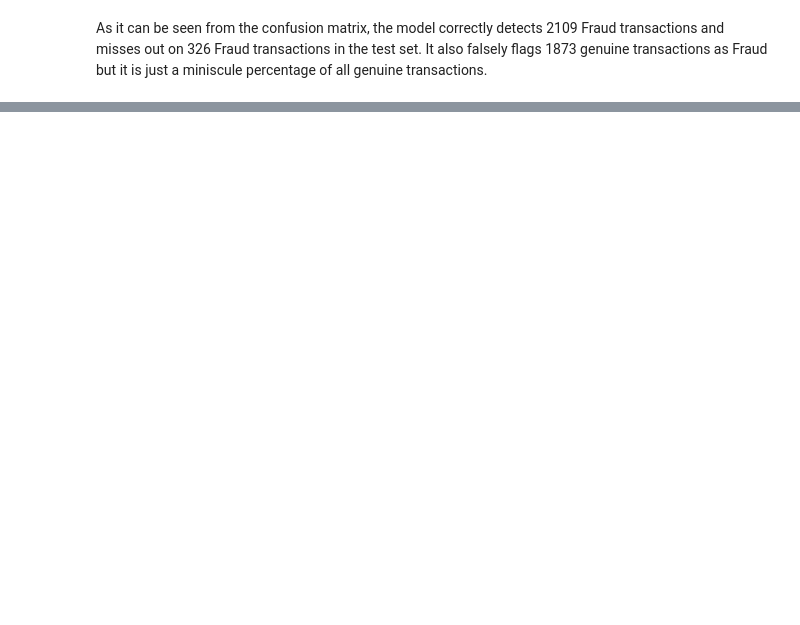
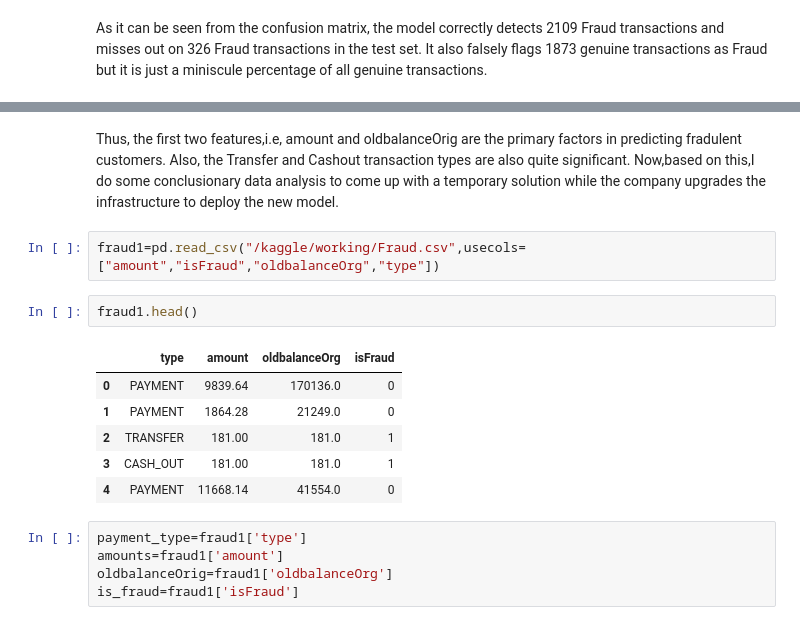
Before and after one commit to realshaktigupta/ML-Projects, a Jupyter notebook: fraud-detection.ipynb, the cells around one changed output, grey strips where cells are left out. Cells and saved outputs as stored; diff of their text form; blank space fills up the shorter version.

```diff
--- a/fraud-detection.ipynb
+++ b/fraud-detection.ipynb
@@ -310,0 +301,18 @@ array([0.20617244, 0.21620636, 0.06006894, 0.07808077, 0.0685918 ,
+# %% [markdown]
+Thus, the first two features,i.e, amount and oldbalanceOrig are the primary factors in predicting fradulent customers. Also, the Transfer and Cashout transaction types are also quite significant. Now,based on this,I do some conclusionary data analysis to come up with a temporary solution while the company upgrades the infrastructure to deploy the new model.
+# %%
+fraud1=pd.read_csv("/kaggle/working/Fraud.csv",usecols=["amount","isFraud","oldbalanceOrg","type"])
+# %%
+fraud1.head()
+# %% [output]
+|  | type | amount | oldbalanceOrg | isFraud |
+| 0 | PAYMENT | 9839.64 | 170136.0 | 0 |
+| 1 | PAYMENT | 1864.28 | 21249.0 | 0 |
+| 2 | TRANSFER | 181.00 | 181.0 | 1 |
+| 3 | CASH_OUT | 181.00 | 181.0 | 1 |
+| 4 | PAYMENT | 11668.14 | 41554.0 | 0 |
+# %%
+payment_type=fraud1['type']
+amounts=fraud1['amount']
+oldbalanceOrig=fraud1['oldbalanceOrg']
+is_fraud=fraud1['isFraud']
```
Also changed, not shown: parts of 21 cells of this notebook.
